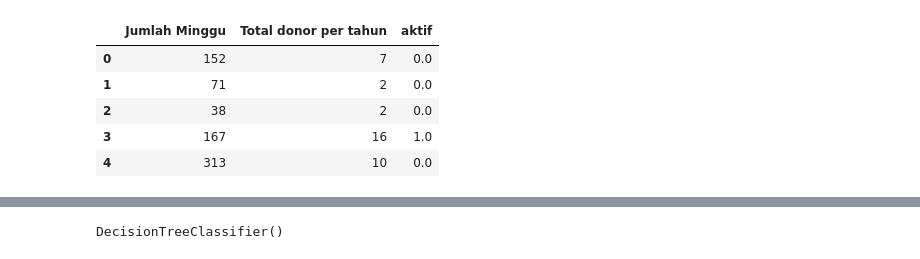
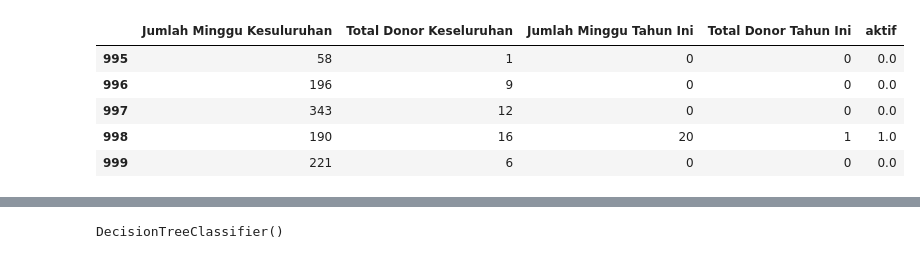
Before and after one commit to JohansenJunias20/blood-donation, a Jupyter notebook: model/train.ipynb, the cells around one changed output, grey strips where cells are left out. Cells and saved outputs as stored; diff of their text form; code cells hidden in the pictures.

```diff
--- a/model/train.ipynb
+++ b/model/train.ipynb
@@ -11,23 +31,39 @@ from matplotlib import pyplot as plt
 # %%
 
 import random
 import math
-def generateData(n):
+
+
+def generateData(n, with_label=True):
     data = []
-    for i in range(0,n):
+    for i in range(0, n):
         minggu = random.randint(1, 392)
-        totaldonor = 1 if math.floor(minggu/8) == 0 else random.randint(1,math.floor(minggu/8))
-        data.append([minggu, totaldonor,0.0 if totaldonor == 0 else 1.0 if minggu/totaldonor <= 12.0 else 0.0])
+
+        totaldonor = 1 if math.floor(
+            minggu/8) == 0 else random.randint(1, math.floor(minggu/8))
+        totalminggu_now = random.randint(0, 27)
+        totaldonor_now = random.randint(0,int(min(totaldonor-1,totalminggu_now/8))) # total donor now tidak mungkin lebih banyak daripada totaldonor
+        if totalminggu_now == 0 or totaldonor_now == 0:
+            totalminggu_now = 0
+            totaldonor_now = 0
+
+        d = [minggu, totaldonor, totalminggu_now, totaldonor_now]
+        if with_label:
+            data.append(d + [rules(d)])
+        else:
+            data.append(d)
     return data
 
-data = generateData(2000)
 
-real_df = pd.DataFrame(data,columns=["Jumlah Minggu", "Total donor per tahun","aktif"])
-real_df.head()
+data = generateData(1000)
+
+real_df = pd.DataFrame(data, columns=["Jumlah Minggu Kesuluruhan", "Total Donor Keseluruhan",
+                       "Jumlah Minggu Tahun Ini", "Total Donor Tahun Ini", "aktif"])
+real_df.tail()
 # %% [output]
-|  | Jumlah Minggu | Total donor per tahun | aktif |
-| 0 | 152 | 7 | 0.0 |
-| 1 | 71 | 2 | 0.0 |
-| 2 | 38 | 2 | 0.0 |
-| 3 | 167 | 16 | 1.0 |
-| 4 | 313 | 10 | 0.0 |
+|  | Jumlah Minggu Kesuluruhan | Total Donor Keseluruhan | Jumlah Minggu Tahun Ini | Total Donor Tahun Ini | aktif |
+| 995 | 58 | 1 | 0 | 0 | 0.0 |
+| 996 | 196 | 9 | 0 | 0 | 0.0 |
+| 997 | 343 | 12 | 0 | 0 | 0.0 |
+| 998 | 190 | 16 | 20 | 1 | 1.0 |
+| 999 | 221 | 6 | 0 | 0 | 0.0 |
```
Also changed, not shown: parts of 15 cells of this notebook, 4 other files.
